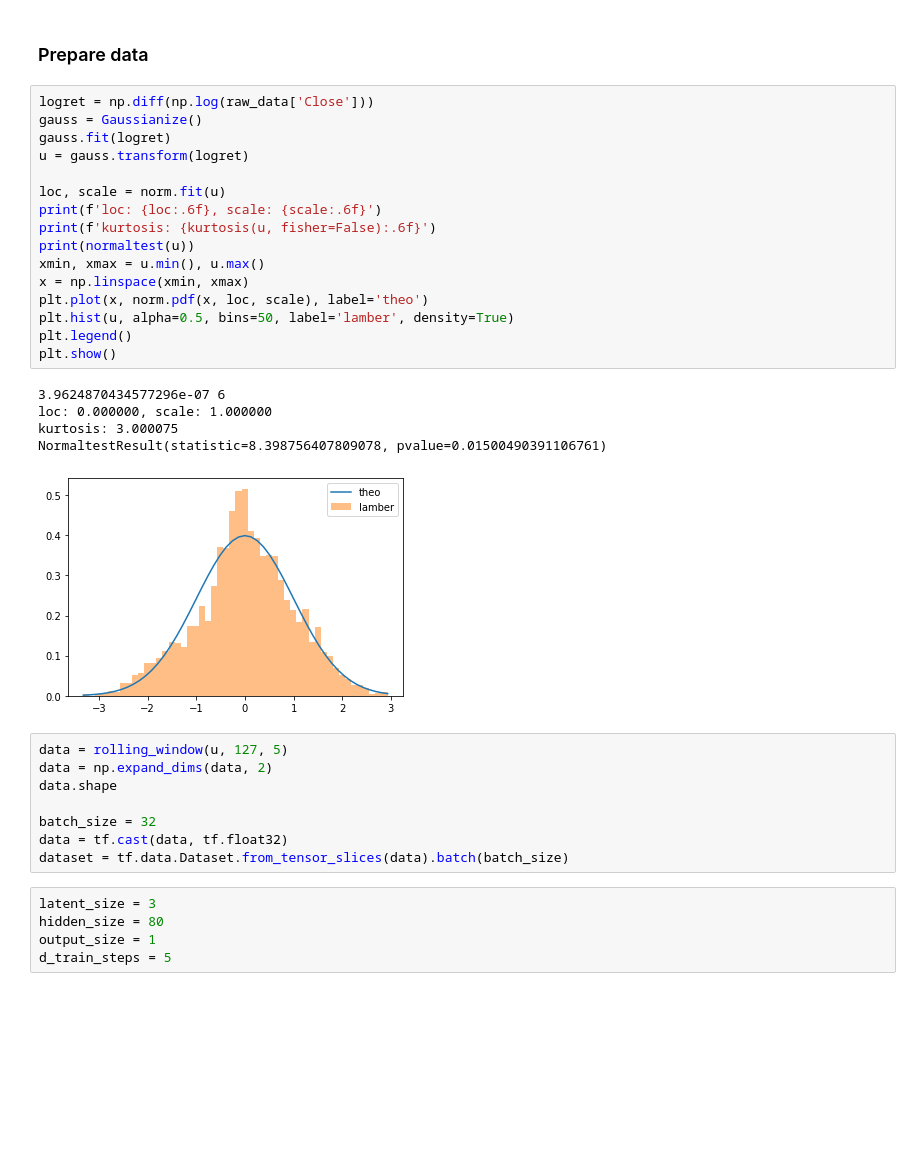
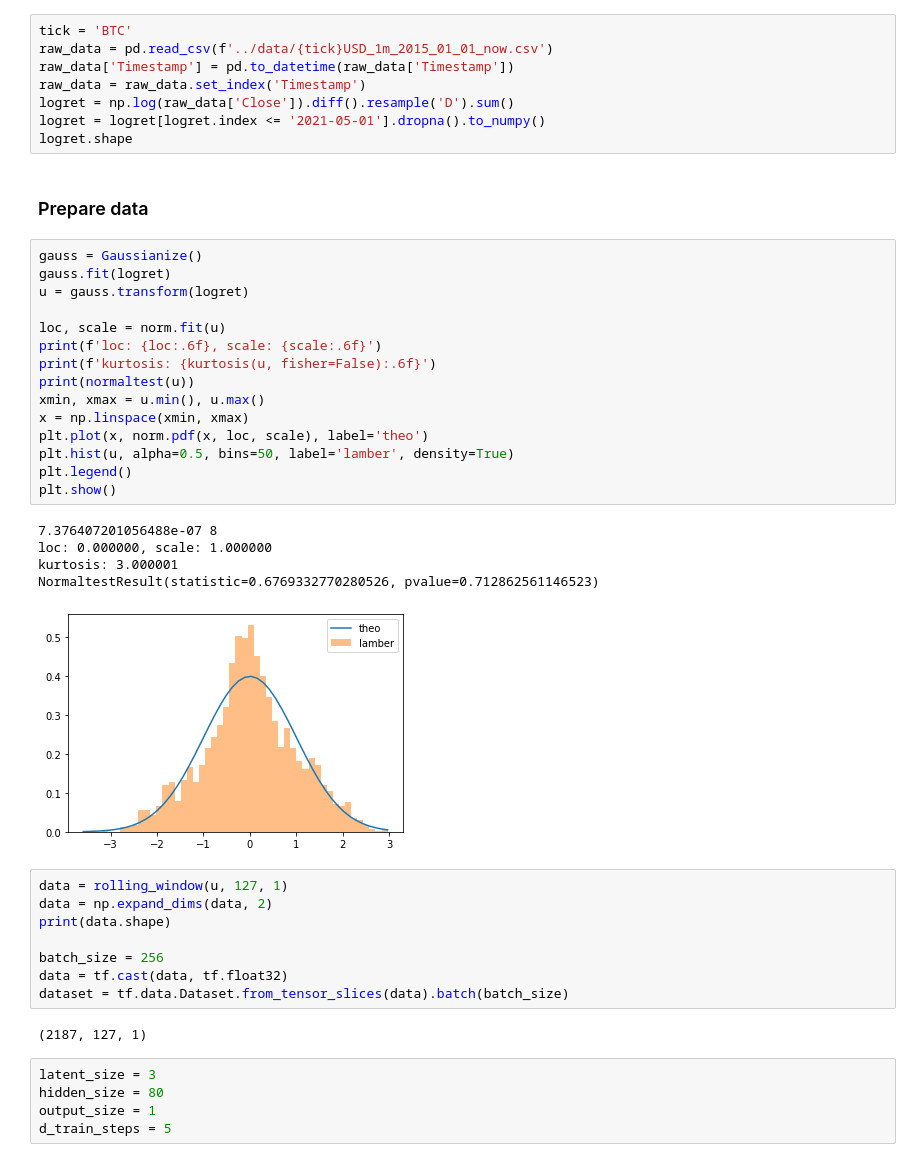
Before and after one commit to Vekkt/ml4f_project, a Jupyter notebook: src/QuantGAN.ipynb, the cells around one changed output. Drawn from its saved outputs; the diff is of its cells as text; blank space fills up the shorter version.

```diff
--- a/src/QuantGAN.ipynb
+++ b/src/QuantGAN.ipynb
@@ -45,35 +35,44 @@ raw_data = yf.download('^GSPC','2009-05-01','2018-12-31')
+# %%
+tick = 'BTC'
+raw_data = pd.read_csv(f'../data/{tick}USD_1m_2015_01_01_now.csv')
+raw_data['Timestamp'] = pd.to_datetime(raw_data['Timestamp'])
+raw_data = raw_data.set_index('Timestamp')
+logret = np.log(raw_data['Close']).diff().resample('D').sum()
+logret = logret[logret.index <= '2021-05-01'].dropna().to_numpy()
+logret.shape
 # %% [markdown]
 ### Prepare data
 # %%
-logret = np.diff(np.log(raw_data['Close']))
 gauss = Gaussianize()
 gauss.fit(logret)
 u = gauss.transform(logret)
 
 loc, scale = norm.fit(u)
 print(f'loc: {loc:.6f}, scale: {scale:.6f}')
 print(f'kurtosis: {kurtosis(u, fisher=False):.6f}')
 print(normaltest(u))
 xmin, xmax = u.min(), u.max()
 x = np.linspace(xmin, xmax)
 plt.plot(x, norm.pdf(x, loc, scale), label='theo')
 plt.hist(u, alpha=0.5, bins=50, label='lamber', density=True)
 plt.legend()
 plt.show()
 # %% [output]
-3.9624870434577296e-07 6
+7.376407201056488e-07 8
 loc: 0.000000, scale: 1.000000
-kurtosis: 3.000075
-NormaltestResult(statistic=8.398756407809078, pvalue=0.01500490391106761)
+kurtosis: 3.000001
+NormaltestResult(statistic=0.6769332770280526, pvalue=0.712862561146523)
-[figure, old version]
+[figure, new version]
 # %%
-data = rolling_window(u, 127, 5)
+data = rolling_window(u, 127, 1)
 data = np.expand_dims(data, 2)
-data.shape
+print(data.shape)
 
-batch_size = 32
+batch_size = 256
 data = tf.cast(data, tf.float32)
 dataset = tf.data.Dataset.from_tensor_slices(data).batch(batch_size)
+# %% [output]
+(2187, 127, 1)
 # %%
 latent_size = 3
 hidden_size = 80
```
Also changed, not shown: parts of 22 cells of this notebook, 15 other files.
